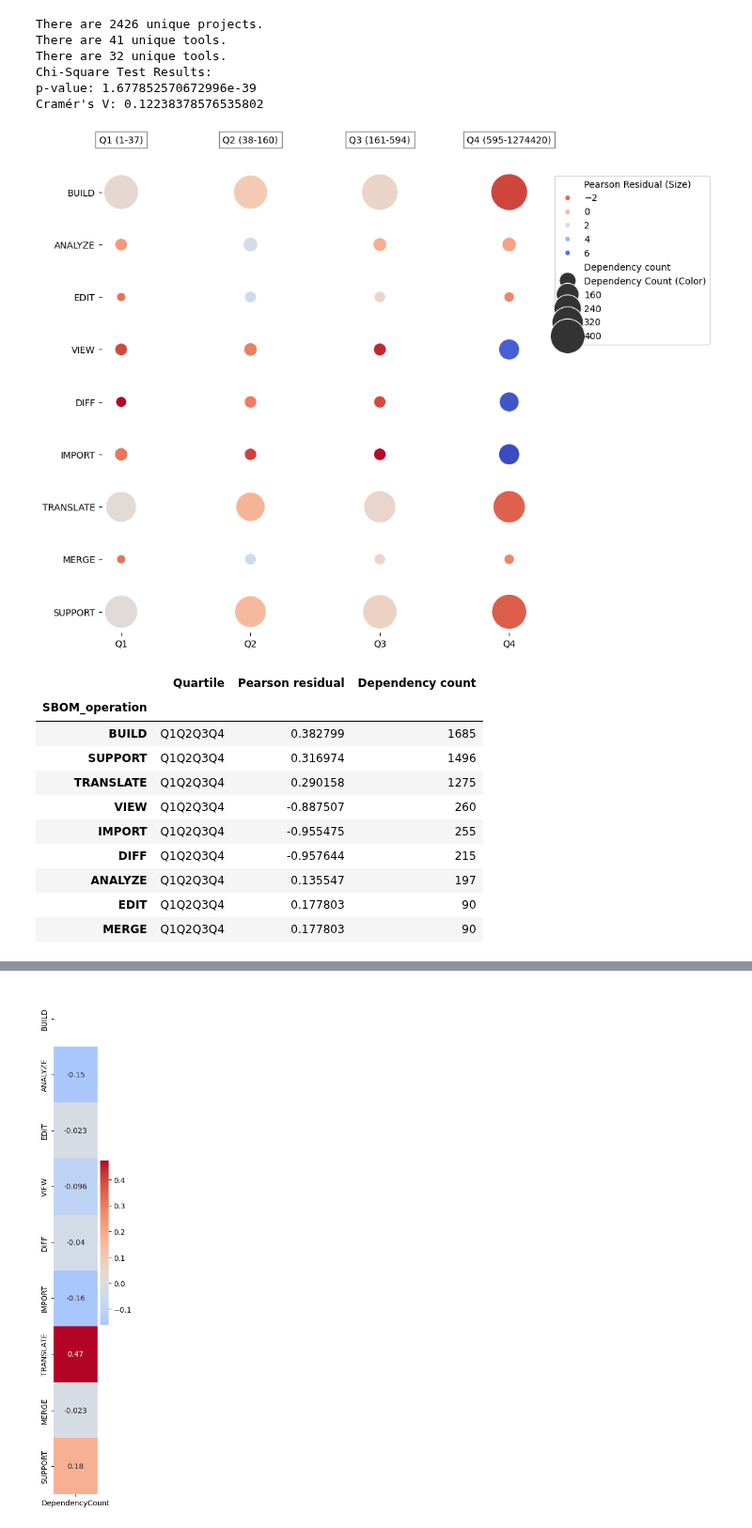
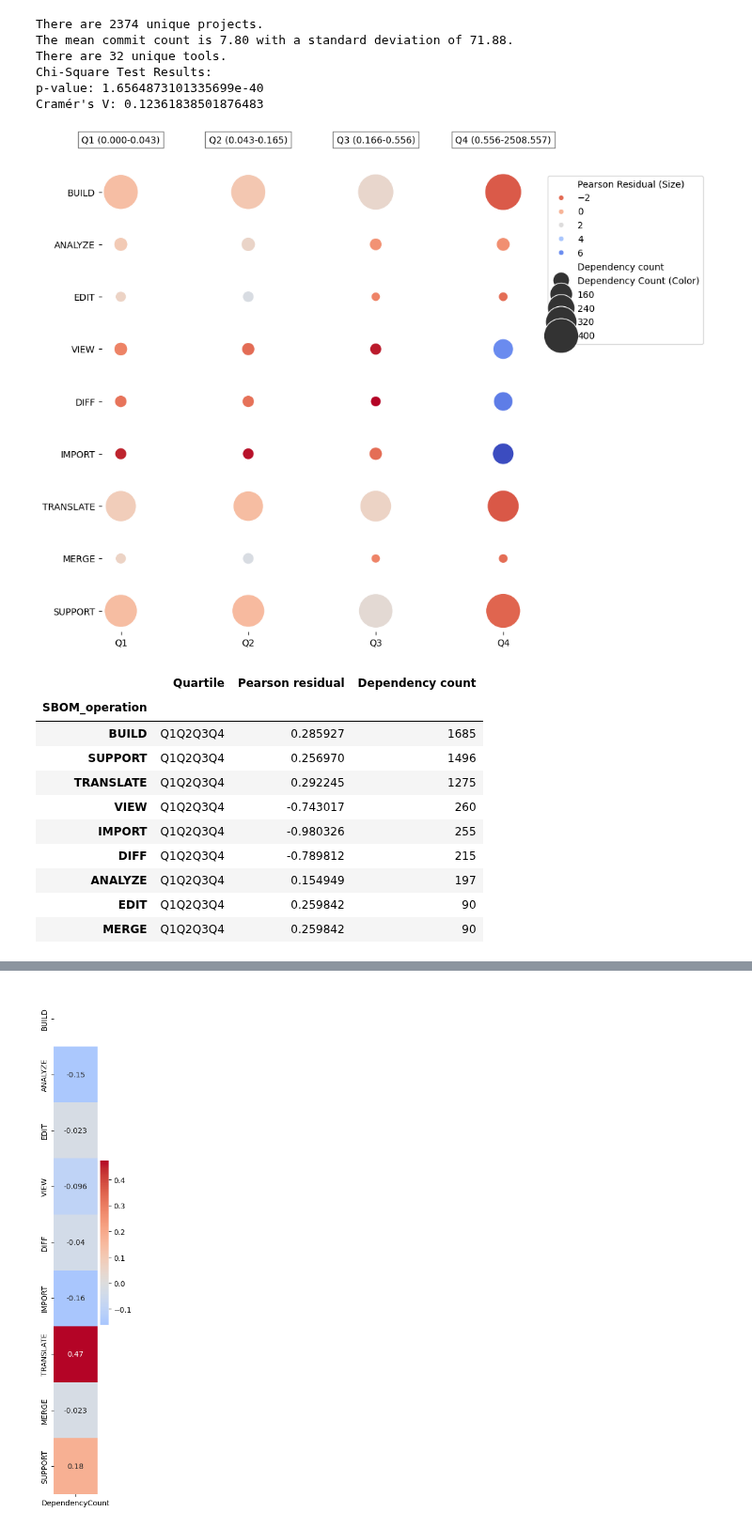
Before and after one commit to SAILResearch/wip-24-ali-sbom-emse, a Jupyter notebook: RQ4-project/analysis.ipynb, the cells around one changed output, grey strips where cells are left out. Shown at 94% size. Saved outputs shown, nothing was run; the diff lists cells and outputs as text; code cells hidden in the pictures.

```diff
--- a/RQ4-project/analysis.ipynb
+++ b/RQ4-project/analysis.ipynb
@@ -74,11 +74,14 @@ pd.set_option('display.max_columns', None)
 
 df_project = pd.read_csv('all_projects.csv')
 df_project.drop_duplicates(subset=['repo_link'], inplace=True)
+df_project = df_project[df_project['commit_count'].notna()]
+df_project['duration'] = (pd.to_datetime('2024-06-01T00:00:00Z') - pd.to_datetime(df_project['created_at'])).dt.days
+df_project['commit_count'] = df_project['commit_count']/df_project['duration']
 print(f'There are {df_project.shape[0]} unique projects.')
-df_project = df_project[df_project['commit_count'].notna()]
-unique_tool_count = df_project['tool_link'].nunique()
-print(f'There are {unique_tool_count} unique tools.')
+# unique_tool_count = df_project['tool_link'].nunique()
+# print(f'There are {unique_tool_count} unique tools.')
 df_project = df_project[['tool_link', 'commit_count']]
+print(f"The mean commit count is {df_project['commit_count'].mean():.2f} with a standard deviation of {df_project['commit_count'].std():.2f}.")
 
 # Read and preprocess the tool data
 with pd.ExcelFile('../RQ1-usecases/sbom_tools.xlsx') as excel_file:
@@ -101,7 +104,7 @@ df_project['CommitCountQuartile'] = pd.qcut(df_project['commit_count'], 4, label
 
 # Determine the range for each quartile
 quartile_ranges = df_project.groupby('CommitCountQuartile')['commit_count'].agg([min, max])
-quartile_ranges_labels = [f'Q{i+1} ({row["min"]:.0f}-{row["max"]:.0f})' for i, row in quartile_ranges.iterrows()]
+quartile_ranges_labels = [f'Q{i+1} ({row["min"]:.3f}-{row["max"]:.3f})' for i, row in quartile_ranges.iterrows()]
 
 # Initialize a DataFrame to store the counts of SBOM operations
 count_data = pd.DataFrame(index=SBOM_operations, columns=[f'Q{i+1}' for i in range(4)]).fillna(0)
@@ -151,49 +154,49 @@ scatter = sns.scatterplot(
     legend='brief'
 )
 
 # Add titles and labels
 plt.xlabel('')
 plt.ylabel('')
 
 # Annotate the quartiles with their range
 for i, label in enumerate(quartile_ranges_labels):
     plt.text(i, -1, label, ha='center', va='center', fontsize=10, bbox=dict(facecolor='white', alpha=0.5))
 
 # Adjust the aspect ratio to make columns narrower
 sns.despine(left=True, bottom=True)
 plt.tight_layout()
 
 # Modify legend text and place it outside the plot
 handles, labels = scatter.get_legend_handles_labels()
 labels[0] = 'Pearson Residual (Size)'
 labels[7] = 'Dependency Count (Color)'
 plt.legend(handles=handles, labels=labels, bbox_to_anchor=(1.05, 1), loc='upper left')
 
 # plt.savefig("scatter_heatmap_SBOM_operations_quartiles.pdf", format='pdf', bbox_inches='tight')
 plt.show()
 
 scatter_data.to_csv('commit_count_quartile.csv', index=False)
 grouped_data = scatter_data.groupby('SBOM_operation').sum().sort_values('Dependency count', ascending=False)
 grouped_data
 # %% [output]
-There are 2426 unique projects.
-There are 41 unique tools.
+There are 2374 unique projects.
+The mean commit count is 7.80 with a standard deviation of 71.88.
 There are 32 unique tools.
 Chi-Square Test Results:
-p-value: 1.677852570672996e-39
-Cramér's V: 0.12238378576535802
+p-value: 1.6564873101335699e-40
+Cramér's V: 0.12361838501876483
-[figure, old version]
+[figure, new version]
 |  | Quartile | Pearson residual | Dependency count |
 | SBOM_operation |  |  |  |
-| BUILD | Q1Q2Q3Q4 | 0.382799 | 1685 |
-| SUPPORT | Q1Q2Q3Q4 | 0.316974 | 1496 |
-| TRANSLATE | Q1Q2Q3Q4 | 0.290158 | 1275 |
-| VIEW | Q1Q2Q3Q4 | -0.887507 | 260 |
-| IMPORT | Q1Q2Q3Q4 | -0.955475 | 255 |
-| DIFF | Q1Q2Q3Q4 | -0.957644 | 215 |
-| ANALYZE | Q1Q2Q3Q4 | 0.135547 | 197 |
-| EDIT | Q1Q2Q3Q4 | 0.177803 | 90 |
-| MERGE | Q1Q2Q3Q4 | 0.177803 | 90 |
+| BUILD | Q1Q2Q3Q4 | 0.285927 | 1685 |
+| SUPPORT | Q1Q2Q3Q4 | 0.256970 | 1496 |
+| TRANSLATE | Q1Q2Q3Q4 | 0.292245 | 1275 |
+| VIEW | Q1Q2Q3Q4 | -0.743017 | 260 |
+| IMPORT | Q1Q2Q3Q4 | -0.980326 | 255 |
+| DIFF | Q1Q2Q3Q4 | -0.789812 | 215 |
+| ANALYZE | Q1Q2Q3Q4 | 0.154949 | 197 |
+| EDIT | Q1Q2Q3Q4 | 0.259842 | 90 |
+| MERGE | Q1Q2Q3Q4 | 0.259842 | 90 |
 # %%
 import pandas as pd
 import seaborn as sns
```
Also changed, not shown: parts of 1 cell of this notebook, 2 other files.
